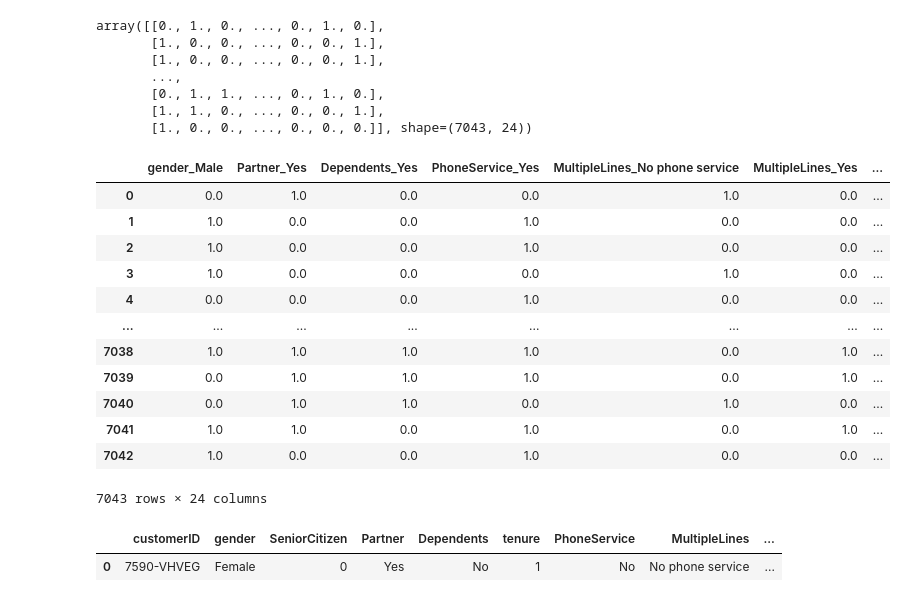
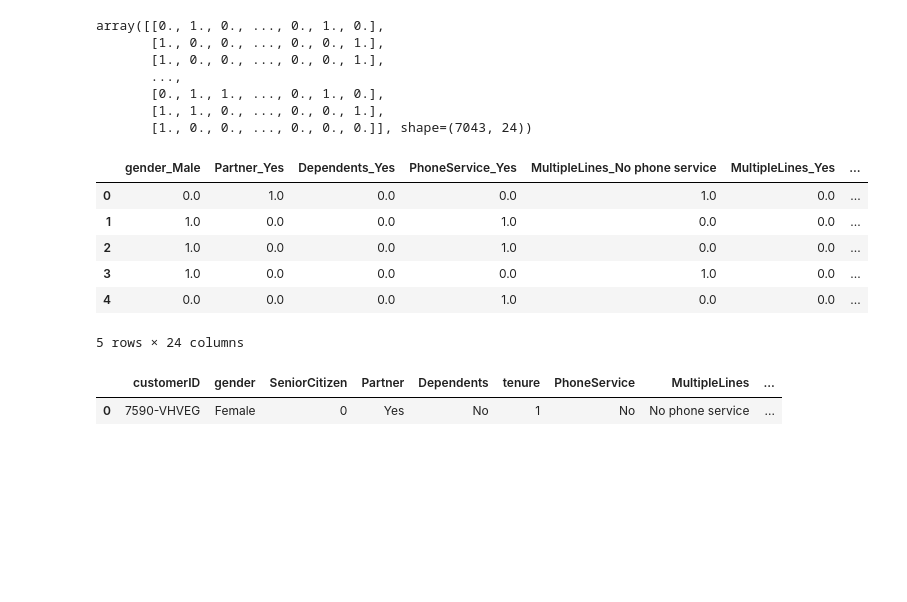
Before and after one commit to Rupesh-Mane/saiket-machine-learning-internship, a Jupyter notebook: task1_data_preparation/task1.ipynb, the cells around one changed output. Saved outputs shown, nothing was run; the diff lists cells and outputs as text; code cells hidden in the pictures; blank space fills up the shorter version.

```diff
--- a/task1_data_preparation/task1.ipynb
+++ b/task1_data_preparation/task1.ipynb
@@ -324,21 +315,15 @@ array([[0., 1., 0., ..., 0., 1., 0.],
 # %%
 nominal_cols_df=pd.DataFrame(nominal_cols_transformed,columns=ohe.get_feature_names_out(),index=data.index)
 # %%
-nominal_cols_df
+nominal_cols_df.head()
 # %% [output]
 |  | gender_Male | Partner_Yes | Dependents_Yes | PhoneService_Yes | MultipleLines_No phone service | MultipleLines_Yes | ... |
 | 0 | 0.0 | 1.0 | 0.0 | 0.0 | 1.0 | 0.0 | ... |
 | 1 | 1.0 | 0.0 | 0.0 | 1.0 | 0.0 | 0.0 | ... |
 | 2 | 1.0 | 0.0 | 0.0 | 1.0 | 0.0 | 0.0 | ... |
 | 3 | 1.0 | 0.0 | 0.0 | 0.0 | 1.0 | 0.0 | ... |
 | 4 | 0.0 | 0.0 | 0.0 | 1.0 | 0.0 | 0.0 | ... |
-| ... | ... | ... | ... | ... | ... | ... | ... |
-| 7038 | 1.0 | 1.0 | 1.0 | 1.0 | 0.0 | 1.0 | ... |
-| 7039 | 0.0 | 1.0 | 1.0 | 1.0 | 0.0 | 1.0 | ... |
-| 7040 | 0.0 | 1.0 | 1.0 | 0.0 | 1.0 | 0.0 | ... |
-| 7041 | 1.0 | 1.0 | 0.0 | 1.0 | 0.0 | 1.0 | ... |
-| 7042 | 1.0 | 0.0 | 0.0 | 1.0 | 0.0 | 0.0 | ... |
-7043 rows × 24 columns
+5 rows × 24 columns
 # %%
 data.head(1)
 # %% [output]
```
Also changed, not shown: parts of 3 cells of this notebook.
